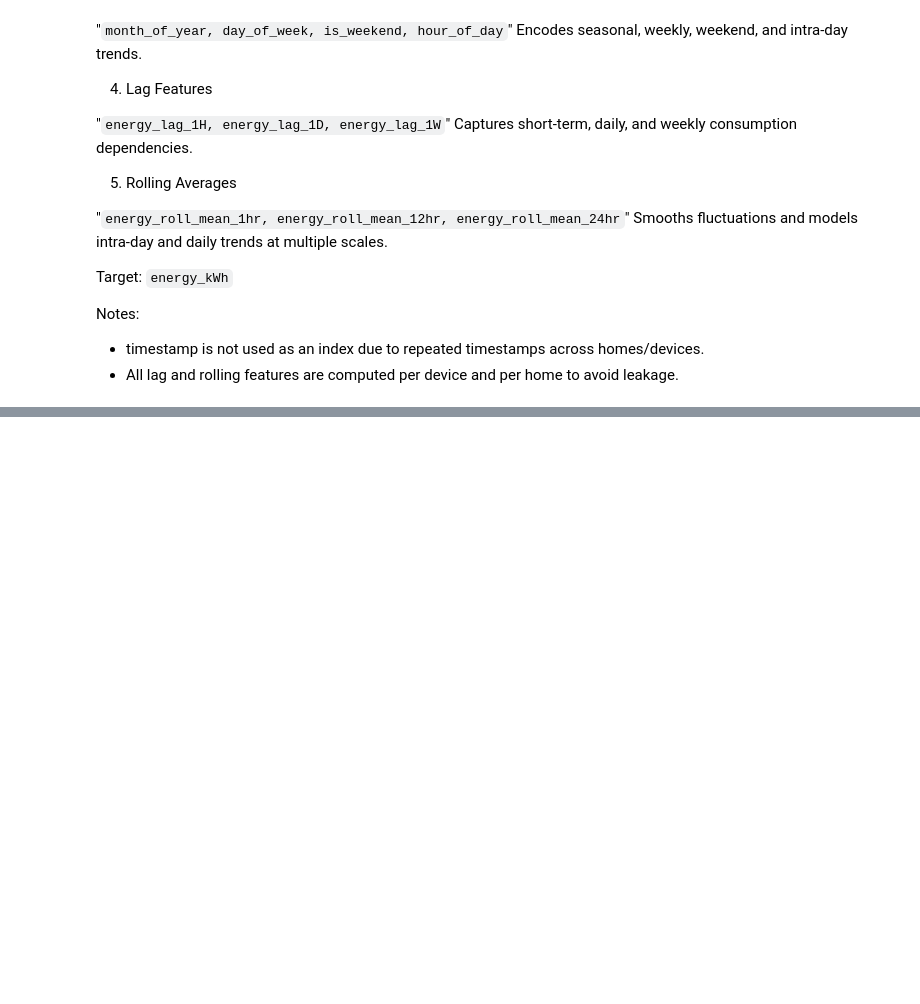
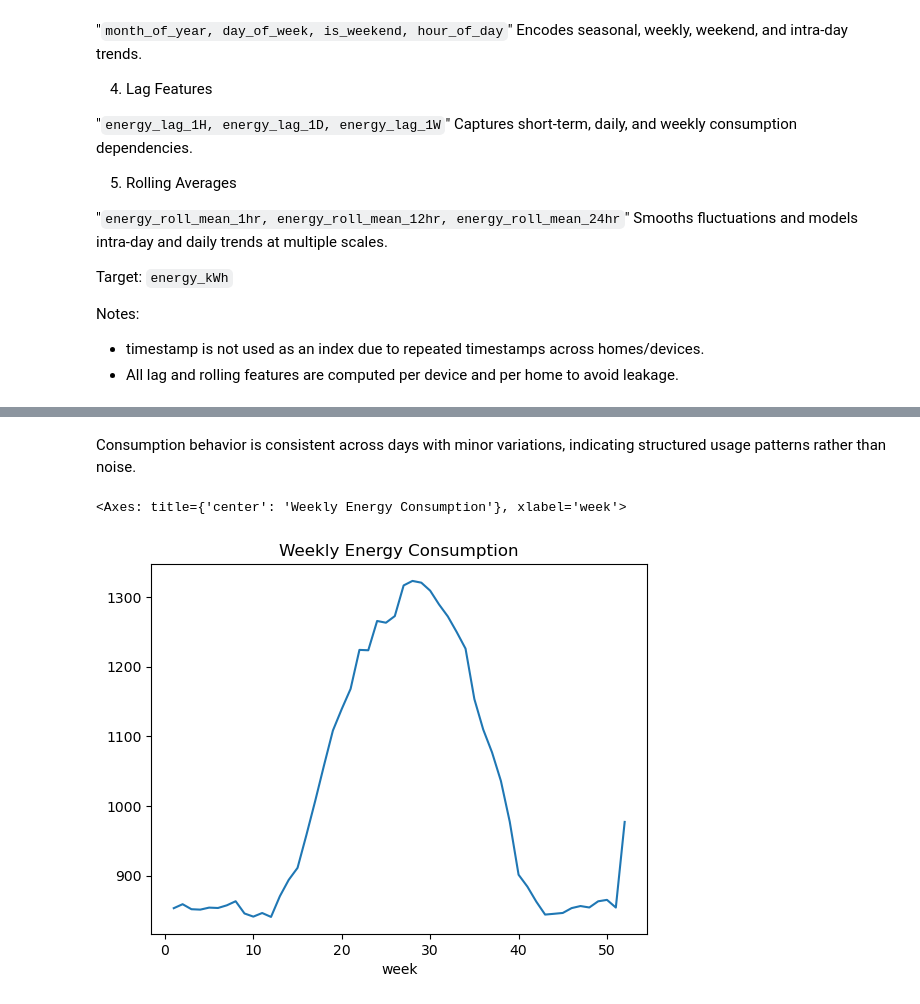
Before and after one commit to Rvp0310/Smart_Home_Energy_Analysis_Forecasting, a Jupyter notebook: notebooks/milestone2.ipynb, the cells around one changed output, grey strips where cells are left out. Drawn from its saved outputs; the diff is of its cells as text; code cells hidden in the pictures; blank space fills up the shorter version.

```diff
--- a/notebooks/milestone2.ipynb
+++ b/notebooks/milestone2.ipynb
@@ -246,0 +279,7 @@ Notes:
+# %% [markdown]
+Consumption behavior is consistent across days with minor variations, indicating structured usage patterns rather than noise.
+# %%
+df.groupby(df['timestamp'].dt.isocalendar().week)['energy_kWh'].sum().plot(title='Weekly Energy Consumption')
+# %% [output]
+<Axes: title={'center': 'Weekly Energy Consumption'}, xlabel='week'>
+[figure, added]
```
Also changed, not shown: parts of 14 cells of this notebook, 2 other files.
